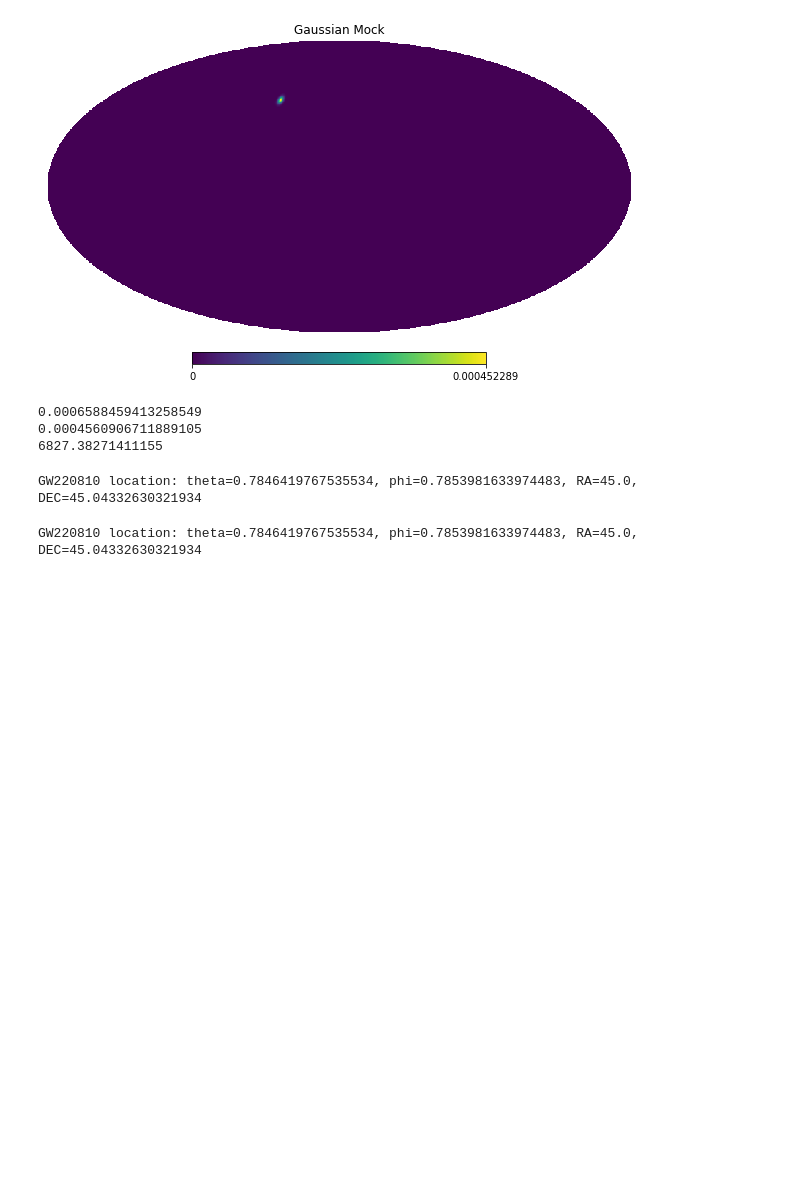
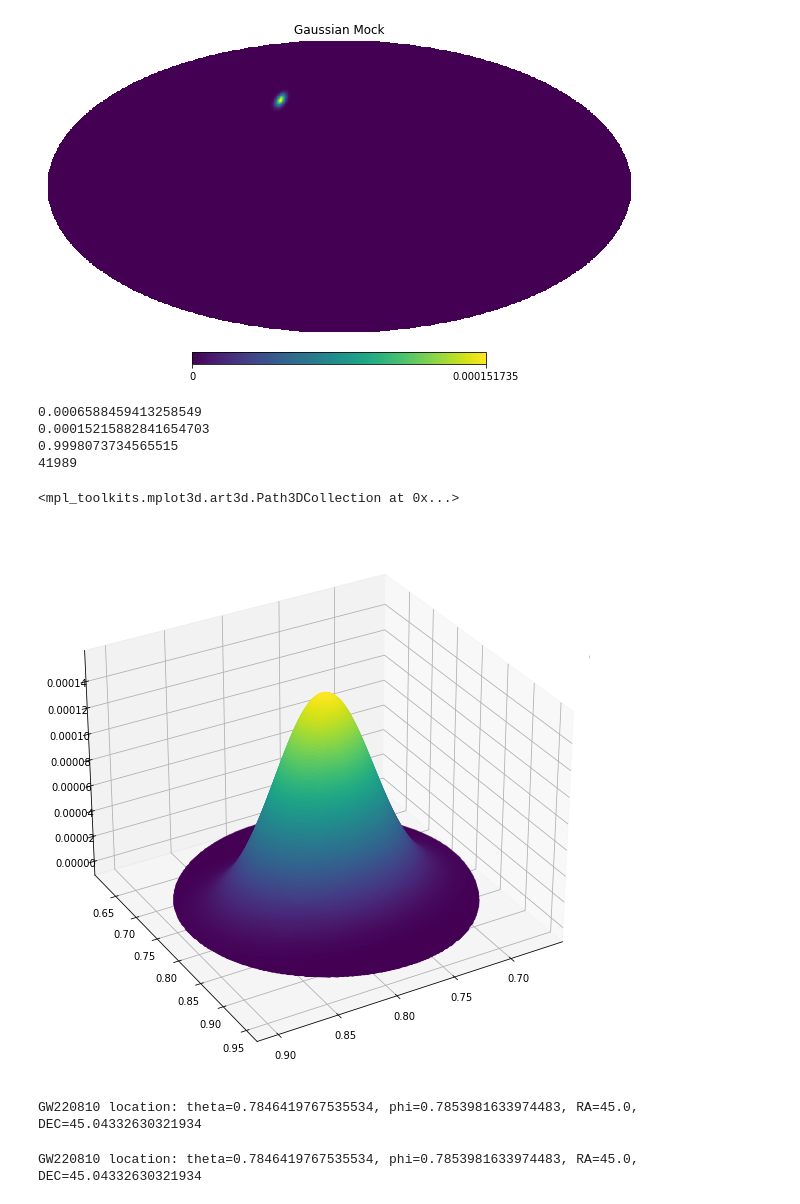
Before and after one commit to RCianca/DarkSirensStat, a Jupyter notebook: ProxyGenerator/ProxyGen.ipynb, the cells around one changed output. Saved outputs shown, nothing was run; the diff lists cells and outputs as text; code cells hidden in the pictures; blank space fills up the shorter version.

```diff
--- a/ProxyGenerator/ProxyGen.ipynb
+++ b/ProxyGenerator/ProxyGen.ipynb
@@ -160,7 +163,7 @@ theta,phi=find_theta_phi(nside,np.argmax(p_posterior))
 ra, dec=find_ra_dec(nside,np.argmax(p_posterior))
 print('RA={},dec={},theta={},phi={}'.format(ra,dec,theta,phi))
 #10 deg^2 =0.000 304 617 419 786 71 sr
-radius_deg= np.sqrt(10/np.pi)
+radius_deg= np.sqrt(30/np.pi)
 sigma_deg=radius_deg/2.8
 circle_deg=6*sigma_deg
 # %% [output]
@@ -261,10 +256,13 @@ def uncorr_gauss(x,y,mux=my_theta,muy=my_phi,sigx=sigma_theta,sigy=sigma_phi):
 # %%
 gaussmap =np.zeros(len(p_posterior))
 mod_mu=np.zeros(len(p_posterior))
+theta_arr=np.zeros(len(p_posterior))
+phi_arr=np.zeros(len(p_posterior))
 zref=1
 dlref=(1+zref)*cosmoflag.comoving_distance(zref).value
 print(dlref)
 peakdl=mu[np.argmax(p_posterior)]
 #diff=abs(dlref-peakdl)
+np.max(mod_mu)
 # %% [output]
 6827.38271411155
@@ -271,10 +270,15 @@ peakdl=mu[np.argmax(p_posterior)]
 # %%
 for i in ipix_disc:
     theta,phi=hp.pix2ang(nside,i, nest=True)
+    theta_arr[i]=theta
+    phi_arr[i]=phi
     gaussmap[i]=uncorr_gauss(theta,phi)*hp.nside2pixarea(nside, degrees=True)
-    mod_mu[i]=dlref#mu[i]+diff
+    mod_mu[i]=dlref#uncorr_gauss(theta,phi)
 #gaussmap[ipix_disc] = 1/len(ipix_disc)
 gaussmap[ipix_disc]=gaussmap[ipix_disc]/np.sum(gaussmap)
+#dist_factor=dlref/np.max(mod_mu)
+#mod_mu_gauss=mod_mu
+#mod_mu_gauss[ipix_disc]=mod_mu[ipix_disc]*dist_factor
 hp.mollview(gaussmap, title="Gaussian Mock",nest=True)
 # %% [output]
 [figure]
@@ -284,7 +288,9 @@ hp.mollview(gaussmap, title="Gaussian Mock",nest=True)
 print(np.max(p_posterior))
 print(np.max(gaussmap))
 print(np.max(mod_mu))
+print(len(ipix_disc))
 # %% [output]
 0.0006588459413258549
-0.0004560906711889105
-6827.38271411155
+0.00015215882841654703
+0.9998073734565515
+41989
@@ -293,6 +296,0 @@ np.sum(gaussmap)
-# %%
-temp_theta,temp_phi=find_theta_phi(nside,np.argmax(gaussmap))
-temp_ra, temp_dec=find_ra_dec(nside,np.argmax(gaussmap))
-print('GW220810 location: theta={}, phi={}, RA={}, DEC={}'.format(temp_theta,temp_phi,temp_ra,temp_dec))
-# %% [output]
-GW220810 location: theta=0.7846419767535534, phi=0.7853981633974483, RA=45.0, DEC=45.04332630321934
@@ -299,3 +301,35 @@ GW220810 location: theta=0.7846419767535534, phi=0.7853981633974483, RA=45.0, DE
+# %%
+test_theta=np.linspace(np.pi/6,np.pi/3,200)
+test_phi=np.linspace(np.pi/6,np.pi/3,200)
+
+plt.rcParams.update({'font.size': 25})
+fig,ax = plt.subplots()
+fig.set_size_inches(18.5, 10.5)
+ax.set_xlabel('theta')
+ax.set_ylabel('prob')
+ax.scatter(test_theta,uncorr_gauss(test_theta,np.pi/4),label='prob_dist_phi=45°')
+#plt.yscale('log')
+#plt.xscale('log')
+plt.grid(axis='y', alpha=0.75)
+plt.grid(axis='x', alpha=0.75)
+# %%
+#mod_mu=mod_mu*dist_factor
+figtot = plt.figure(figsize = (10,10))
+ax = plt.axes(projection='3d')
+ax.grid()
+ax1 = figtot.add_subplot(111,projection='3d')
+ax1.view_init(30, 60)
+ax1.scatter(theta_arr[ipix_disc],phi_arr[ipix_disc],gaussmap[ipix_disc],
+            c=gaussmap[ipix_disc],cmap='viridis')
+# %% [output]
+<mpl_toolkits.mplot3d.art3d.Path3DCollection at 0x...>
+[figure, added]
+# %%
+temp_theta,temp_phi=find_theta_phi(nside,np.argmax(gaussmap))
+temp_ra, temp_dec=find_ra_dec(nside,np.argmax(gaussmap))
+print('GW220810 location: theta={}, phi={}, RA={}, DEC={}'.format(temp_theta,temp_phi,temp_ra,temp_dec))
+# %% [output]
+GW220810 location: theta=0.7846419767535534, phi=0.7853981633974483, RA=45.0, DEC=45.04332630321934
 # %%
 #my_sky_tosave=(gaussmap,mu,sigma,posteriorNorm)
 my_sky_tosave=np.array([gaussmap,mod_mu,sigma,posteriorNorm])
```
Also changed, not shown: parts of 12 cells of this notebook, 10 other files.
